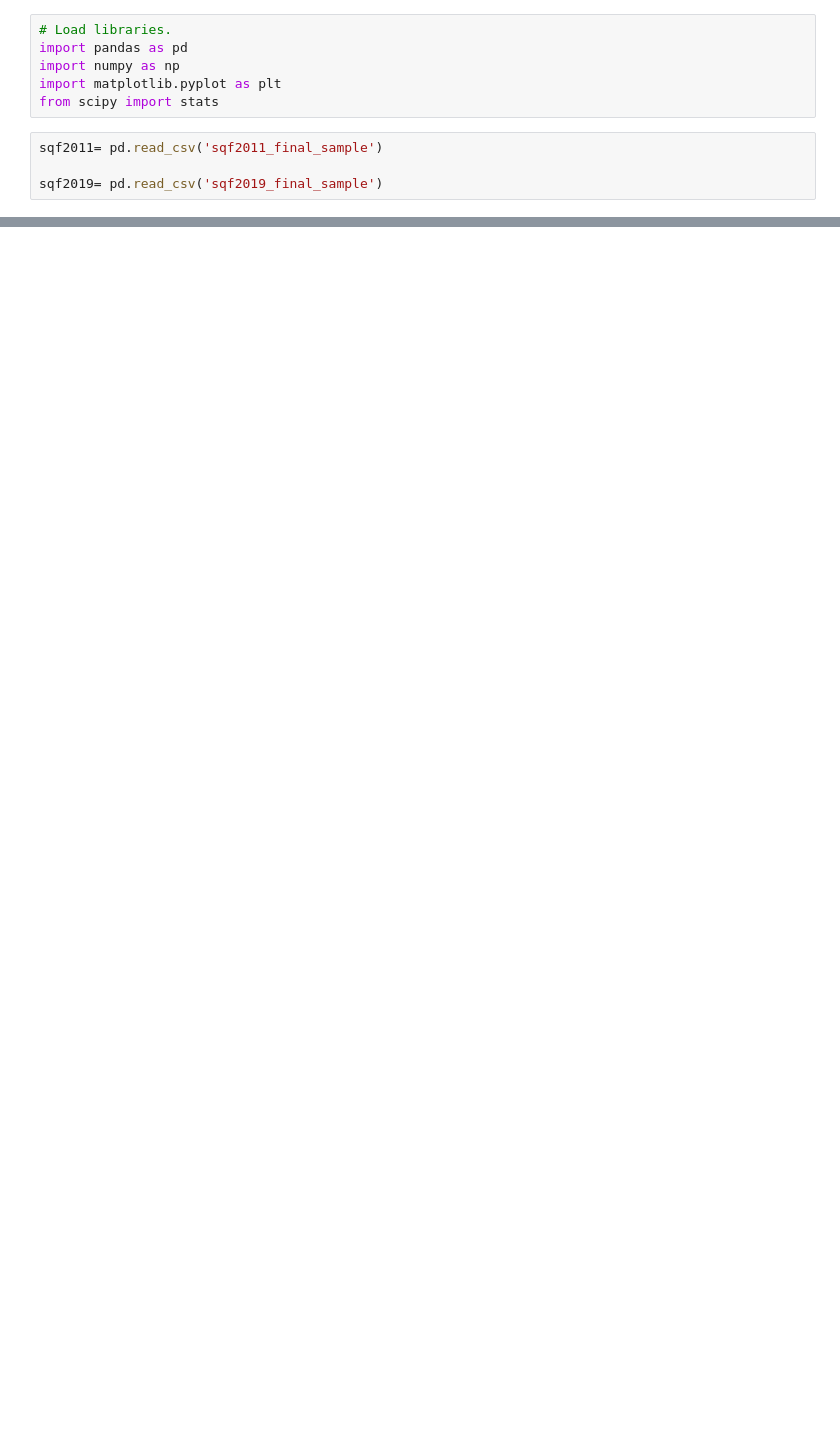
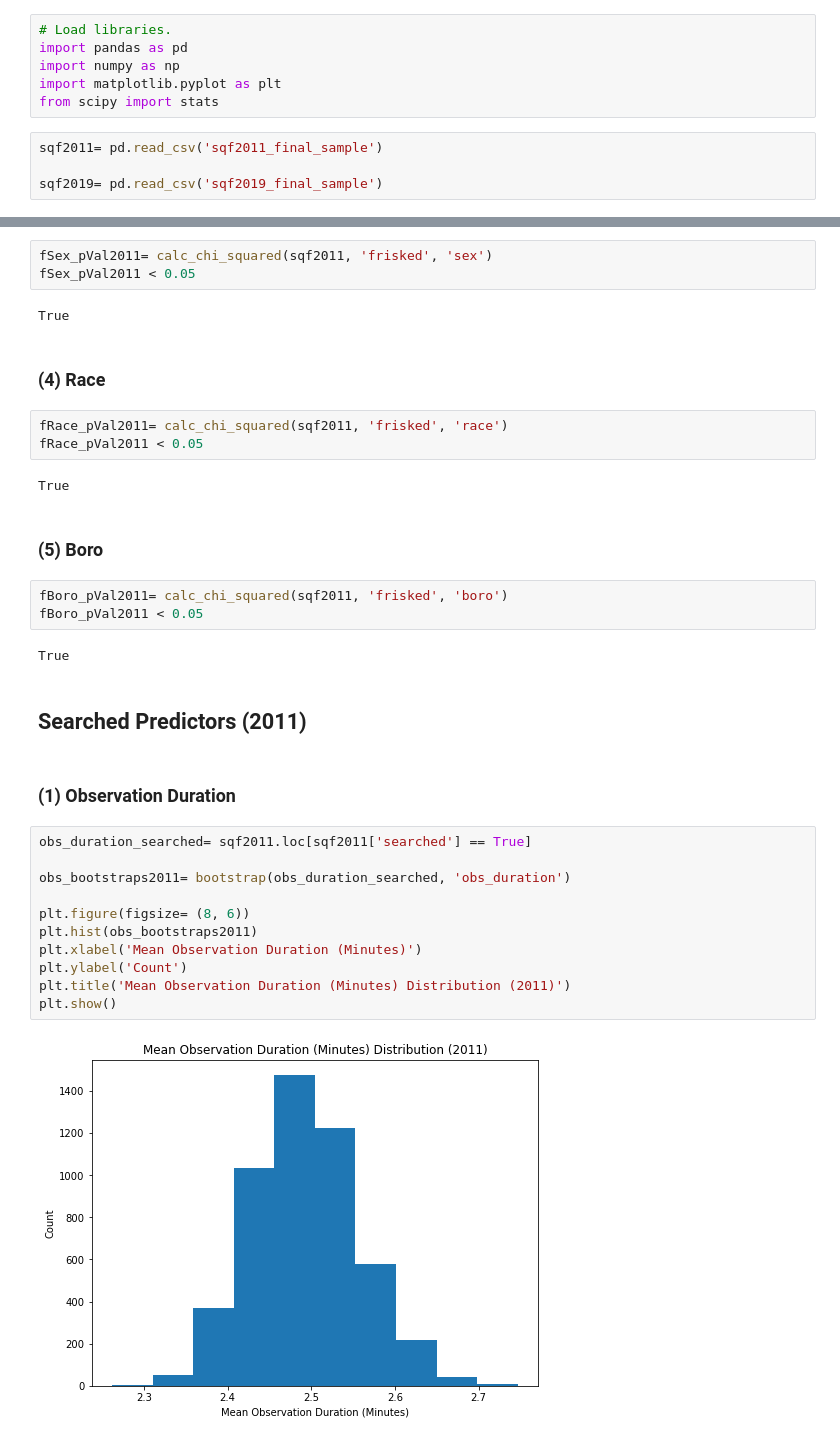
Before and after one commit to leajv123/Data-Science-Project-2950-, a Jupyter notebook: LEA_PhaseIV_Work.ipynb, the cells around one changed output, grey strips where cells are left out. Cells and saved outputs as stored; diff of their text form; blank space fills up the shorter version.

```diff
--- a/LEA_PhaseIV_Work.ipynb
+++ b/LEA_PhaseIV_Work.ipynb
@@ -259,0 +117,36 @@ False
+# %%
+fSex_pVal2011= calc_chi_squared(sqf2011, 'frisked', 'sex')
+fSex_pVal2011 < 0.05
+# %% [output]
+True
+# %% [markdown]
+### (4) Race
+# %%
+fRace_pVal2011= calc_chi_squared(sqf2011, 'frisked', 'race')
+fRace_pVal2011 < 0.05
+# %% [output]
+True
+# %% [markdown]
+### (5) Boro
+# %%
+fBoro_pVal2011= calc_chi_squared(sqf2011, 'frisked', 'boro')
+fBoro_pVal2011 < 0.05
+# %% [output]
+True
+# %% [markdown]
+## Searched Predictors (2011)
+# %% [markdown]
+### (1) Observation Duration
+# %%
+obs_duration_searched= sqf2011.loc[sqf2011['searched'] == True]
+
+obs_bootstraps2011= bootstrap(obs_duration_searched, 'obs_duration')
+
+plt.figure(figsize= (8, 6))
+plt.hist(obs_bootstraps2011)
+plt.xlabel('Mean Observation Duration (Minutes)')
+plt.ylabel('Count')
+plt.title('Mean Observation Duration (Minutes) Distribution (2011)')
+plt.show()
+# %% [output]
+[figure, added]
```
Also changed, not shown: parts of 137 cells of this notebook.
